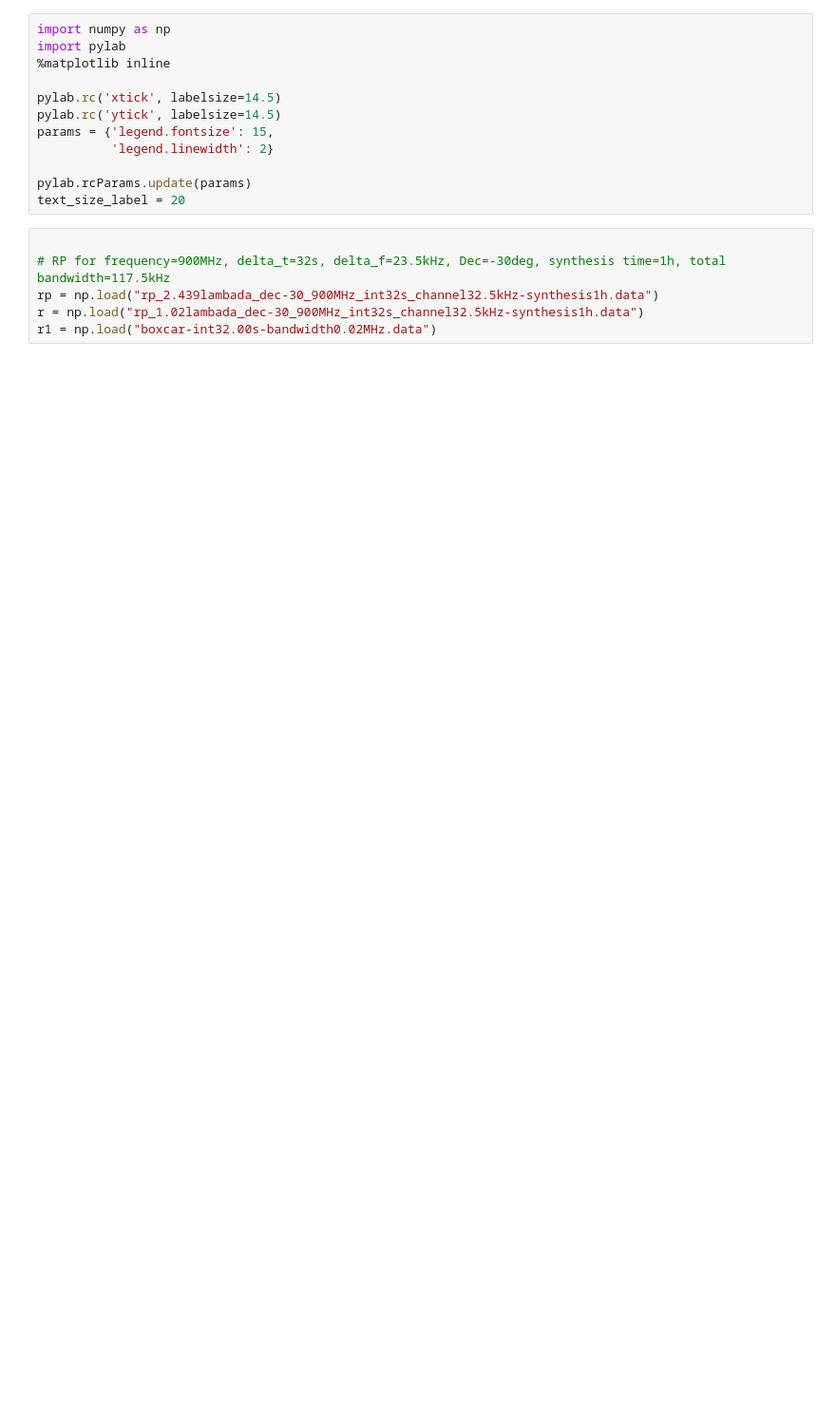
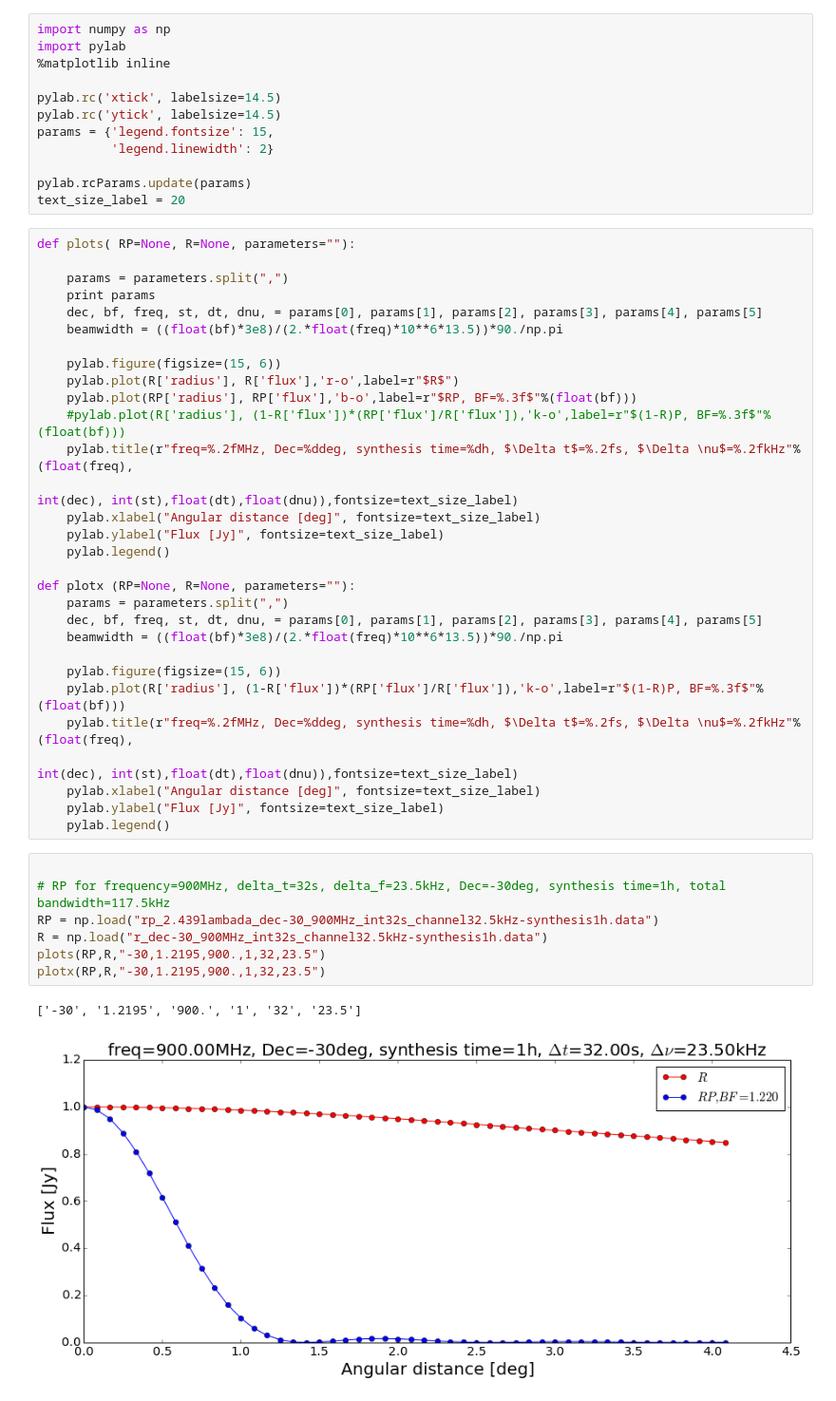
Before and after one commit to atemkeng/MeerKAT_SIM_TIME_FREQ_SMEARING, a Jupyter notebook: plots_averaging_meerkat.ipynb, the cells around one changed output. Shown: that part at 95% size. Saved outputs shown, nothing was run; the diff lists cells and outputs as text; blank space fills up the shorter version.

```diff
--- a/plots_averaging_meerkat.ipynb
+++ b/plots_averaging_meerkat.ipynb
@@ -10,9 +10,43 @@ params = {'legend.fontsize': 15,
 
 pylab.rcParams.update(params)
 text_size_label = 20
+# %%
+def plots( RP=None, R=None, parameters=""):
+
+    params = parameters.split(",")
+    print params
+    dec, bf, freq, st, dt, dnu, = params[0], params[1], params[2], params[3], params[4], params[5]
+    beamwidth = ((float(bf)*3e8)/(2.*float(freq)*10**6*13.5))*90./np.pi
+
+    pylab.figure(figsize=(15, 6))
+    pylab.plot(R['radius'], R['flux'],'r-o',label=r"$R$")
+    pylab.plot(RP['radius'], RP['flux'],'b-o',label=r"$RP, BF=%.3f$"%(float(bf)))
+    #pylab.plot(R['radius'], (1-R['flux'])*(RP['flux']/R['flux']),'k-o',label=r"$(1-R)P, BF=%.3f$"%(float(bf)))
+    pylab.title(r"freq=%.2fMHz, Dec=%ddeg, synthesis time=%dh, $\Delta t$=%.2fs, $\Delta \nu$=%.2fkHz"%(float(freq),
+                                                                                                   int(dec), int(st),float(dt),float(dnu)),fontsize=text_size_label)
+    pylab.xlabel("Angular distance [deg]", fontsize=text_size_label)
+    pylab.ylabel("Flux [Jy]", fontsize=text_size_label)
+    pylab.legend()
+
+def plotx (RP=None, R=None, parameters=""):
+    params = parameters.split(",")
+    dec, bf, freq, st, dt, dnu, = params[0], params[1], params[2], params[3], params[4], params[5]
+    beamwidth = ((float(bf)*3e8)/(2.*float(freq)*10**6*13.5))*90./np.pi
+
+    pylab.figure(figsize=(15, 6))
+    pylab.plot(R['radius'], (1-R['flux'])*(RP['flux']/R['flux']),'k-o',label=r"$(1-R)P, BF=%.3f$"%(float(bf)))
+    pylab.title(r"freq=%.2fMHz, Dec=%ddeg, synthesis time=%dh, $\Delta t$=%.2fs, $\Delta \nu$=%.2fkHz"%(float(freq),
+                                                                                                   int(dec), int(st),float(dt),float(dnu)),fontsize=text_size_label)
+    pylab.xlabel("Angular distance [deg]", fontsize=text_size_label)
+    pylab.ylabel("Flux [Jy]", fontsize=text_size_label)
+    pylab.legend()
 # %%
 
 # RP for frequency=900MHz, delta_t=32s, delta_f=23.5kHz, Dec=-30deg, synthesis time=1h, total bandwidth=117.5kHz
-rp = np.load("rp_2.439lambada_dec-30_900MHz_int32s_channel32.5kHz-synthesis1h.data")
-r = np.load("rp_1.02lambada_dec-30_900MHz_int32s_channel32.5kHz-synthesis1h.data")
-r1 = np.load("boxcar-int32.00s-bandwidth0.02MHz.data")
+RP = np.load("rp_2.439lambada_dec-30_900MHz_int32s_channel32.5kHz-synthesis1h.data")
+R = np.load("r_dec-30_900MHz_int32s_channel32.5kHz-synthesis1h.data")
+plots(RP,R,"-30,1.2195,900.,1,32,23.5")
+plotx(RP,R,"-30,1.2195,900.,1,32,23.5")
+# %% [output]
+['-30', '1.2195', '900.', '1', '32', '23.5']
+[figure, added]
```
Also changed, not shown: parts of 7 cells of this notebook, 7 other files.
